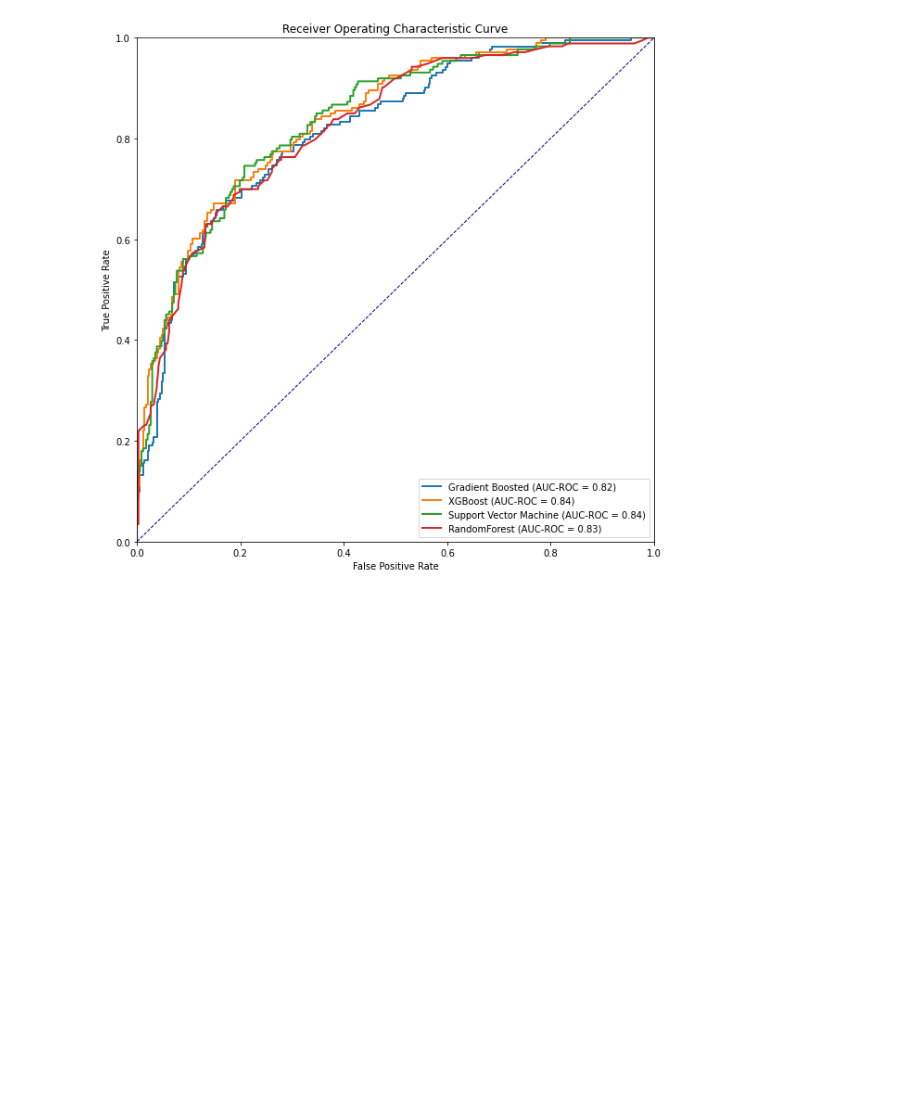
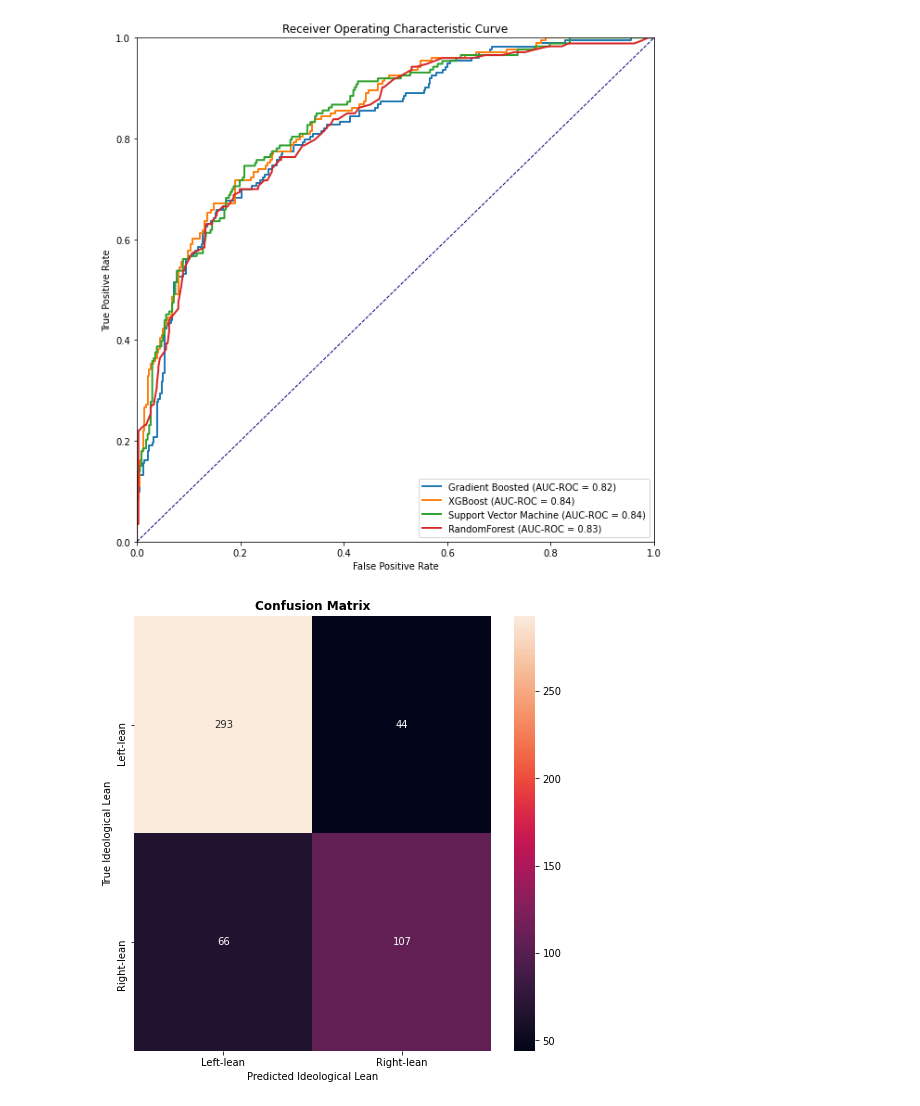
Before and after one commit to NilaiVemula/news-recommender, a Jupyter notebook: notebooks/50_binary_classification.ipynb, the cells around one changed output. Saved outputs shown, nothing was run; the diff lists cells and outputs as text; code cells hidden in the pictures; blank space fills up the shorter version.

Commit message:
confusion matrix

```diff
--- a/notebooks/50_binary_classification.ipynb
+++ b/notebooks/50_binary_classification.ipynb
@@ -259,7 +259,7 @@ for classifier in models_for_auc_curves:
     fpr, tpr, _ = roc_curve(Y_test, Y_score)
     roc_auc = auc(fpr, tpr)
 
-    plt.plot(fpr, tpr, lw=2, label=f'{classifier} (AUC-ROC = {roc_auc:.2f})')
+    plt.plot(fpr, tpr, lw=2, label=f'{classifier} (AUC-ROC = {roc_auc:.3f})')
     print(f'Done with {classifier}: {roc_auc}')
 
 
@@ -280,3 +280,24 @@ Done with XGBoost: 0.8401571156583935
 Done with Support Vector Machine: 0.8390164834222398
 Done with RandomForest: 0.825963534073172
 [figure]
+# %%
+# ML Scoring Metrics
+from sklearn.metrics import accuracy_score, classification_report, confusion_matrix
+
+import seaborn as sns
+
+
+Y_pred = trained_models['XGBoost'].predict(X_test)
+
+# Confusion Matrix
+x_axis_labels = ['Left-lean', 'Right-lean'] # labels for x-axis
+y_axis_labels = ['Left-lean', 'Right-lean'] # labels for y-axis
+plt.figure(figsize=(8,8))
+sns.heatmap(confusion_matrix(Y_test, Y_pred), annot=True, fmt='g',xticklabels=x_axis_labels, yticklabels=y_axis_labels)
+plt.title("Confusion Matrix",fontweight="bold")
+plt.ylabel("True Ideological Lean")
+plt.xlabel("Predicted Ideological Lean")
+plt.savefig('../confusion-matrix.png', dpi=1200)
+plt.show()
+# %% [output]
+[figure, added]
```
Also changed, not shown: parts of 1 cell of this notebook, 1 other file.
